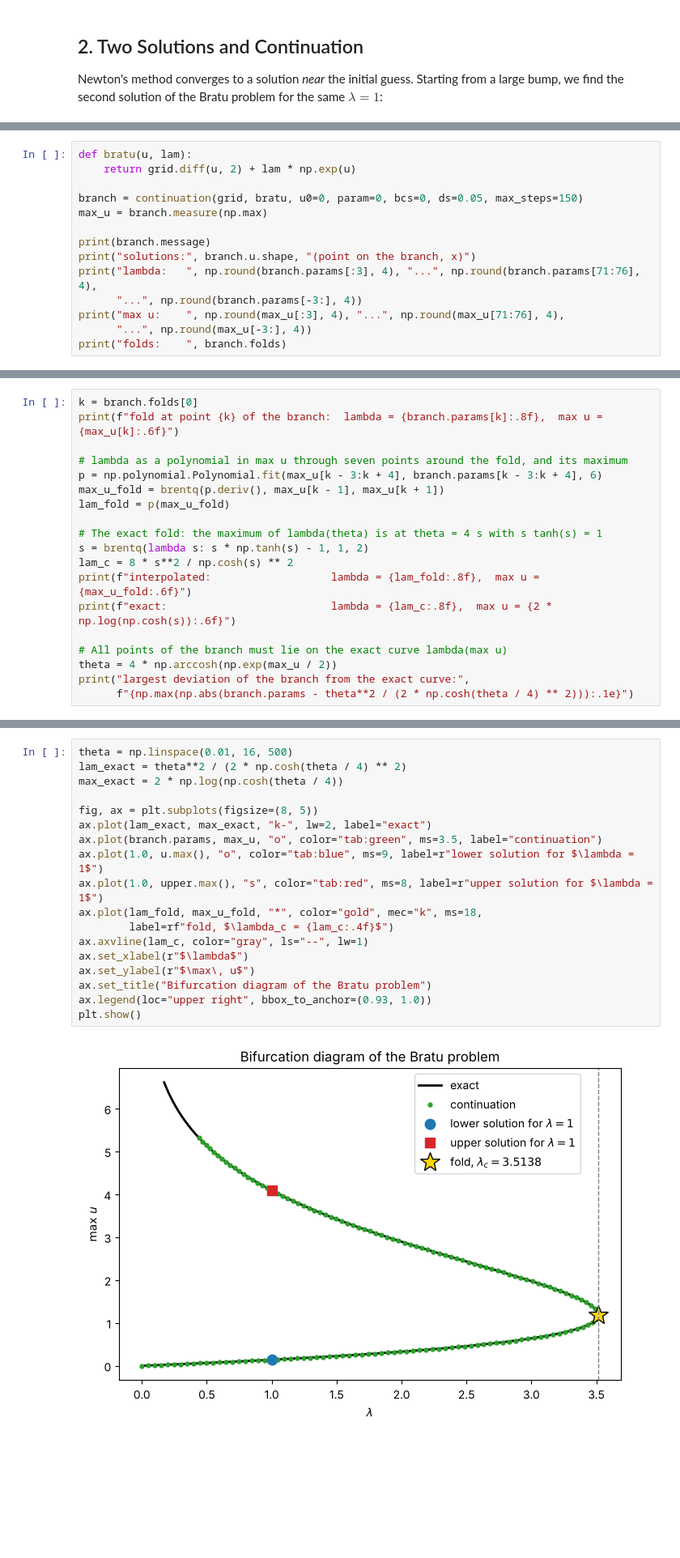
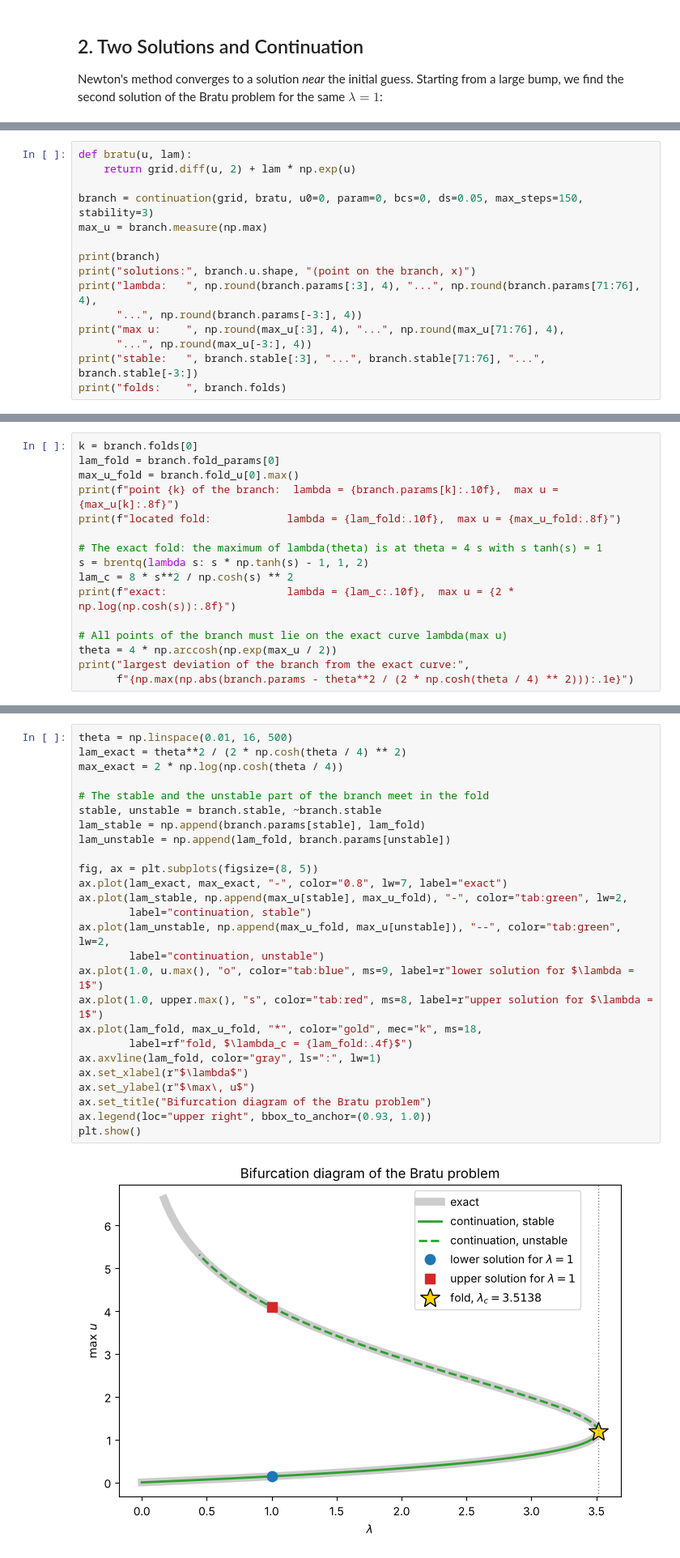
Before and after one commit to maroba/numgrids, a Jupyter notebook: examples/nonlinear-problems.ipynb, the cells around one changed output, grey strips where cells are left out. Shown at 81% size. Cells and saved outputs as stored; diff of their text form; blank space fills up the shorter version.

```diff
--- a/examples/nonlinear-problems.ipynb
+++ b/examples/nonlinear-problems.ipynb
@@ -90,14 +96,15 @@ $\lambda = 0$ and take 150 steps of length `ds = 0.05` along the branch.
 def bratu(u, lam):
     return grid.diff(u, 2) + lam * np.exp(u)
 
-branch = continuation(grid, bratu, u0=0, param=0, bcs=0, ds=0.05, max_steps=150)
+branch = continuation(grid, bratu, u0=0, param=0, bcs=0, ds=0.05, max_steps=150, stability=3)
 max_u = branch.measure(np.max)
 
-print(branch.message)
+print(branch)
 print("solutions:", branch.u.shape, "(point on the branch, x)")
 print("lambda:   ", np.round(branch.params[:3], 4), "...", np.round(branch.params[71:76], 4),
       "...", np.round(branch.params[-3:], 4))
 print("max u:    ", np.round(max_u[:3], 4), "...", np.round(max_u[71:76], 4),
       "...", np.round(max_u[-3:], 4))
+print("stable:   ", branch.stable[:3], "...", branch.stable[71:76], "...", branch.stable[-3:])
 print("folds:    ", branch.folds)
 # %% [output]
@@ -120,17 +129,14 @@ $\lambda_c = 3.513830719\ldots$
 # %%
 k = branch.folds[0]
-print(f"fold at point {k} of the branch:  lambda = {branch.params[k]:.8f},  max u = {max_u[k]:.6f}")
-
-# lambda as a polynomial in max u through seven points around the fold, and its maximum
-p = np.polynomial.Polynomial.fit(max_u[k - 3:k + 4], branch.params[k - 3:k + 4], 6)
-max_u_fold = brentq(p.deriv(), max_u[k - 1], max_u[k + 1])
-lam_fold = p(max_u_fold)
+lam_fold = branch.fold_params[0]
+max_u_fold = branch.fold_u[0].max()
+print(f"point {k} of the branch:  lambda = {branch.params[k]:.10f},  max u = {max_u[k]:.8f}")
+print(f"located fold:            lambda = {lam_fold:.10f},  max u = {max_u_fold:.8f}")
 
 # The exact fold: the maximum of lambda(theta) is at theta = 4 s with s tanh(s) = 1
 s = brentq(lambda s: s * np.tanh(s) - 1, 1, 2)
 lam_c = 8 * s**2 / np.cosh(s) ** 2
-print(f"interpolated:                   lambda = {lam_fold:.8f},  max u = {max_u_fold:.6f}")
-print(f"exact:                          lambda = {lam_c:.8f},  max u = {2 * np.log(np.cosh(s)):.6f}")
+print(f"exact:                   lambda = {lam_c:.10f},  max u = {2 * np.log(np.cosh(s)):.8f}")
 
 # All points of the branch must lie on the exact curve lambda(max u)
 theta = 4 * np.arccosh(np.exp(max_u / 2))
@@ -148,20 +154,28 @@ all.
 # %%
 theta = np.linspace(0.01, 16, 500)
 lam_exact = theta**2 / (2 * np.cosh(theta / 4) ** 2)
 max_exact = 2 * np.log(np.cosh(theta / 4))
 
+# The stable and the unstable part of the branch meet in the fold
+stable, unstable = branch.stable, ~branch.stable
+lam_stable = np.append(branch.params[stable], lam_fold)
+lam_unstable = np.append(lam_fold, branch.params[unstable])
+
 fig, ax = plt.subplots(figsize=(8, 5))
-ax.plot(lam_exact, max_exact, "k-", lw=2, label="exact")
-ax.plot(branch.params, max_u, "o", color="tab:green", ms=3.5, label="continuation")
+ax.plot(lam_exact, max_exact, "-", color="0.8", lw=7, label="exact")
+ax.plot(lam_stable, np.append(max_u[stable], max_u_fold), "-", color="tab:green", lw=2,
+        label="continuation, stable")
+ax.plot(lam_unstable, np.append(max_u_fold, max_u[unstable]), "--", color="tab:green", lw=2,
+        label="continuation, unstable")
 ax.plot(1.0, u.max(), "o", color="tab:blue", ms=9, label=r"lower solution for $\lambda = 1$")
 ax.plot(1.0, upper.max(), "s", color="tab:red", ms=8, label=r"upper solution for $\lambda = 1$")
 ax.plot(lam_fold, max_u_fold, "*", color="gold", mec="k", ms=18,
-        label=rf"fold, $\lambda_c = {lam_c:.4f}$")
-ax.axvline(lam_c, color="gray", ls="--", lw=1)
+        label=rf"fold, $\lambda_c = {lam_fold:.4f}$")
+ax.axvline(lam_fold, color="gray", ls=":", lw=1)
 ax.set_xlabel(r"$\lambda$")
 ax.set_ylabel(r"$\max\, u$")
 ax.set_title("Bifurcation diagram of the Bratu problem")
 ax.legend(loc="upper right", bbox_to_anchor=(0.93, 1.0))
 plt.show()
 # %% [output]
-[figure, old version]
+[figure, new version]
```
Also changed, not shown: parts of 12 cells of this notebook, 8 other files.
